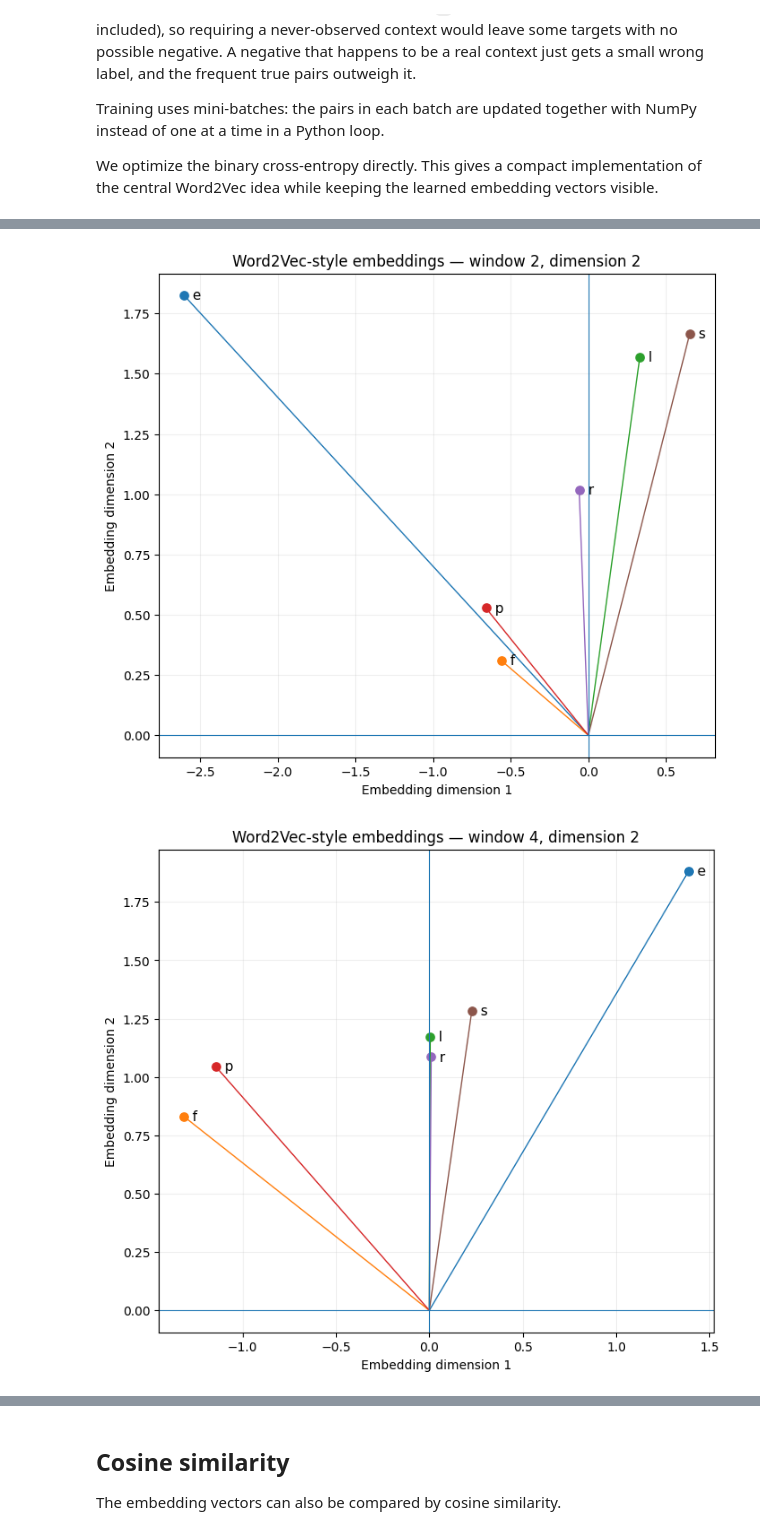
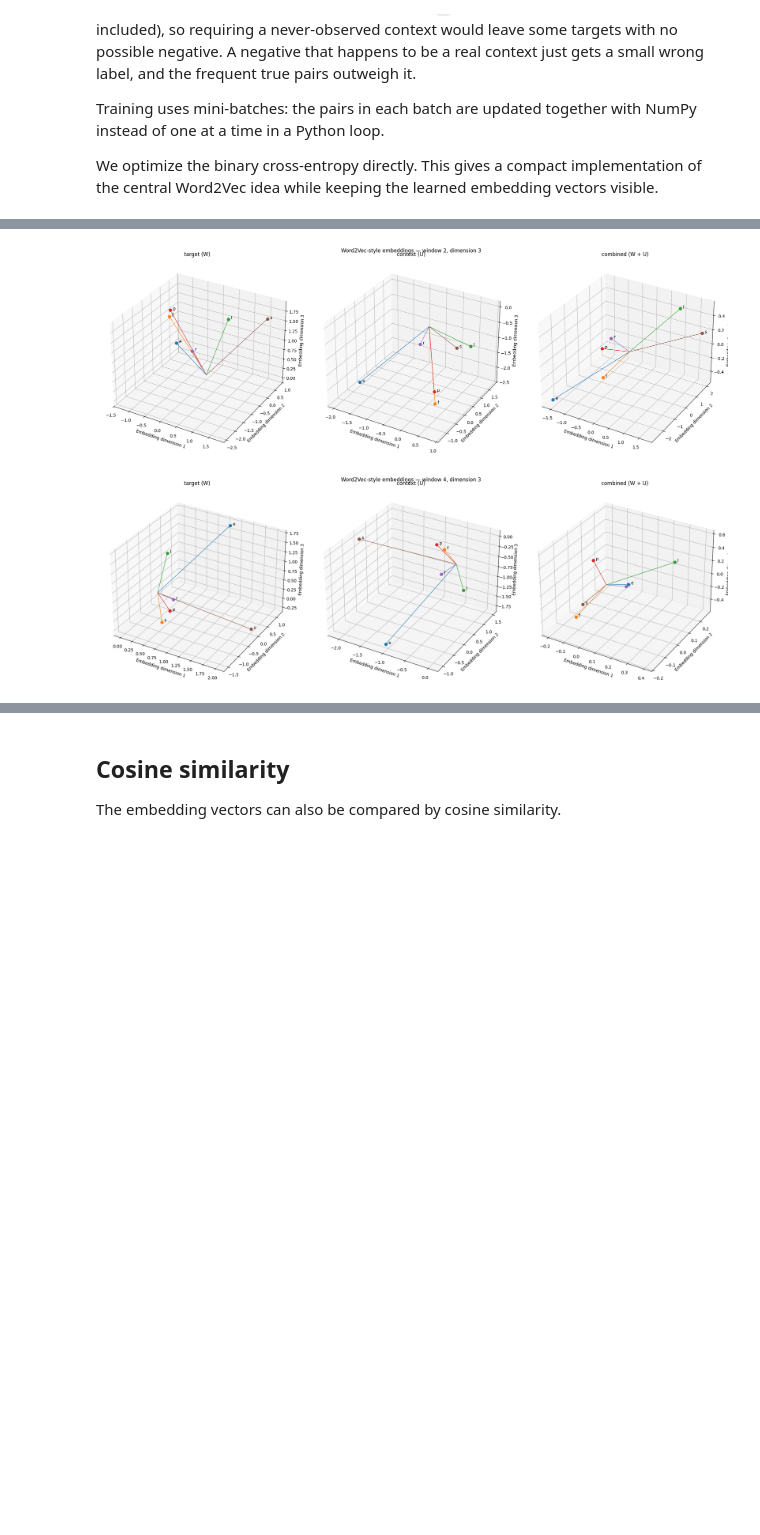
Before and after one commit to santanche/nlp2learn, a Jupyter notebook: zombie/zombienella/03-embeddings/03b_word2vec_embeddings.ipynb, the cells around one changed output, grey strips where cells are left out. Drawn from its saved outputs; the diff is of its cells as text; code cells hidden in the pictures; blank space fills up the shorter version.

Commit message:
zombie/zombienella: split charts - target and context

```diff
--- a/zombie/zombienella/03-embeddings/03b_word2vec_embeddings.ipynb
+++ b/zombie/zombienella/03-embeddings/03b_word2vec_embeddings.ipynb
@@ -191,11 +202,20 @@ models = {}
 for window in WINDOW_SIZES:
     for dim in EMBEDDING_DIMS:
         print(f"Training window={window}, dimension={dim}")
-        emb, losses = train_embeddings(
+        target, context, losses = train_embeddings(
             sentences, window, dim,
             seed=(RANDOM_SEED or 0) + window*100 + dim
         )
-        models[(window, dim)] = {"embeddings": emb, "losses": losses}
-        display(emb.round(3))
+        models[(window, dim)] = {
+            "embeddings": target,
+            "views": {
+                "target (W)": target,
+                "context (U)": context,
+                "combined (W + U)": target + context,
+            },
+            "losses": losses,
+        }
+        display(pd.concat({"target (W)": target, "context (U)": context},
+                          axis=1).round(3))
 # %% [output]
 Training window=2, dimension=2
@@ -241,22 +296,24 @@ Each line starts at the origin and ends at the learned vector for one token.
 # %%
-def plot_2d(embeddings, title):
-    fig, ax = plt.subplots(figsize=(8, 7))
+def plot_3d(embeddings, title, ax):
     for token, row in embeddings.iterrows():
-        x, y = row.iloc[0], row.iloc[1]
-        ax.plot([0, x], [0, y], linewidth=1)
-        ax.scatter([x], [y], s=45)
-        ax.text(x, y, f"  {token}", fontsize=11, va="center")
-    ax.axhline(0, linewidth=0.8)
-    ax.axvline(0, linewidth=0.8)
+        x, y, z = row.iloc[0], row.iloc[1], row.iloc[2]
+        ax.plot([0, x], [0, y], [0, z], linewidth=1)
+        ax.scatter([x], [y], [z], s=45)
+        ax.text(x, y, z, f"  {token}", fontsize=10)
     ax.set_xlabel("Embedding dimension 1")
     ax.set_ylabel("Embedding dimension 2")
+    ax.set_zlabel("Embedding dimension 3")
     ax.set_title(title)
-    ax.grid(True, alpha=0.2)
-    plt.show()
 
 for window in WINDOW_SIZES:
-    plot_2d(models[(window, 2)]["embeddings"],
-            f"Word2Vec-style embeddings — window {window}, dimension 2")
+    views = models[(window, 3)]["views"]
+    fig = plt.figure(figsize=(7 * len(views), 7))
+    for k, (view, embeddings) in enumerate(views.items(), start=1):
+        ax = fig.add_subplot(1, len(views), k, projection="3d")
+        plot_3d(embeddings, view, ax)
+    fig.suptitle(f"Word2Vec-style embeddings — window {window}, dimension 3")
+    fig.tight_layout()
+    plt.show()
 # %% [output]
-[figure, old version]
+[figure, new version]
-[figure, old version]
+[figure, new version]
```
Also changed, not shown: parts of 9 cells of this notebook, 1 other file.
